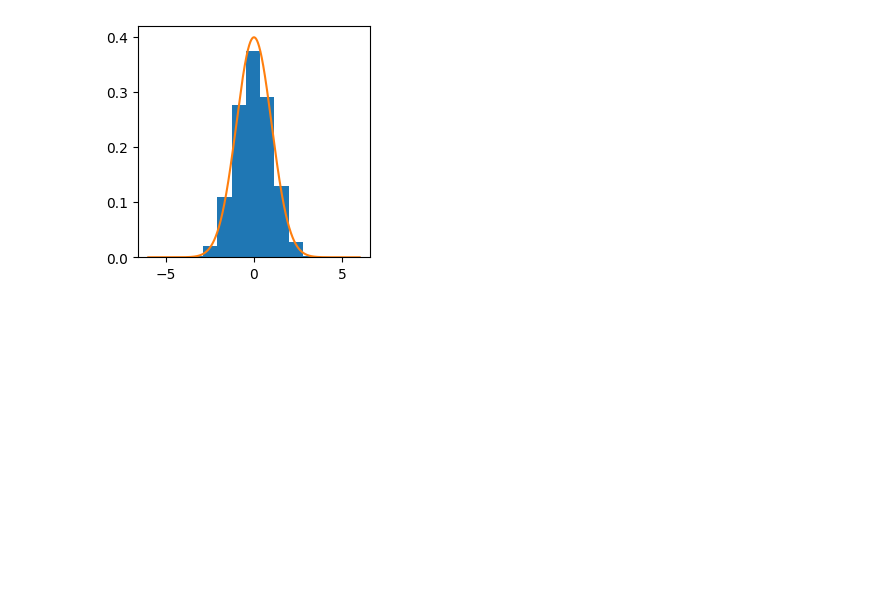
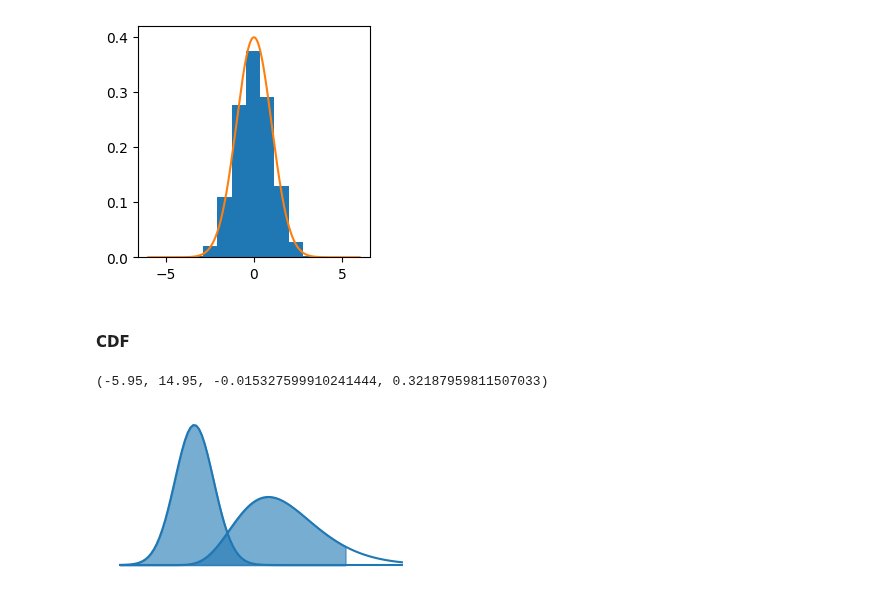
Before and after one commit to XingLLiu/robust-kernel-test, a Jupyter notebook: notebooks/turing_talk.ipynb, the cells around one changed output. Drawn from its saved outputs; the diff is of its cells as text; code cells hidden in the pictures; blank space fills up the shorter version.

```diff
--- a/notebooks/turing_talk.ipynb
+++ b/notebooks/turing_talk.ipynb
@@ -138,3 +196,19 @@ ax.plot(xx, yy)
 # %% [output]
 [<matplotlib.lines.Line2D at 0x...>]
 [figure]
+# %% [markdown]
+#### CDF
+# %%
+_, ax = plt.subplots(figsize=(4, 2))
+xx = np.linspace(-5., 14., 101)
+yy1 = sci_stats.norm.pdf(xx, scale=1.3)
+yy2 = sci_stats.gamma.pdf(xx, 8., -2.)
+# ax.plot(xx[:-20], yy1[:-20], color="C0")
+ax.plot(xx, yy1, color="C0")
+ax.plot(xx, yy2, color="C0")
+ax.fill_between(xx[:-20], yy1[:-20], color="C0", alpha=0.6)
+ax.fill_between(xx[:-20], yy2[:-20], color="C0", alpha=0.6)
+ax.axis("off")
+# %% [output]
+(-5.95, 14.95, -0.015327599910241444, 0.32187959811507033)
+[figure, added]
```
Also changed, not shown: parts of 40 cells of this notebook, 4 other files.
